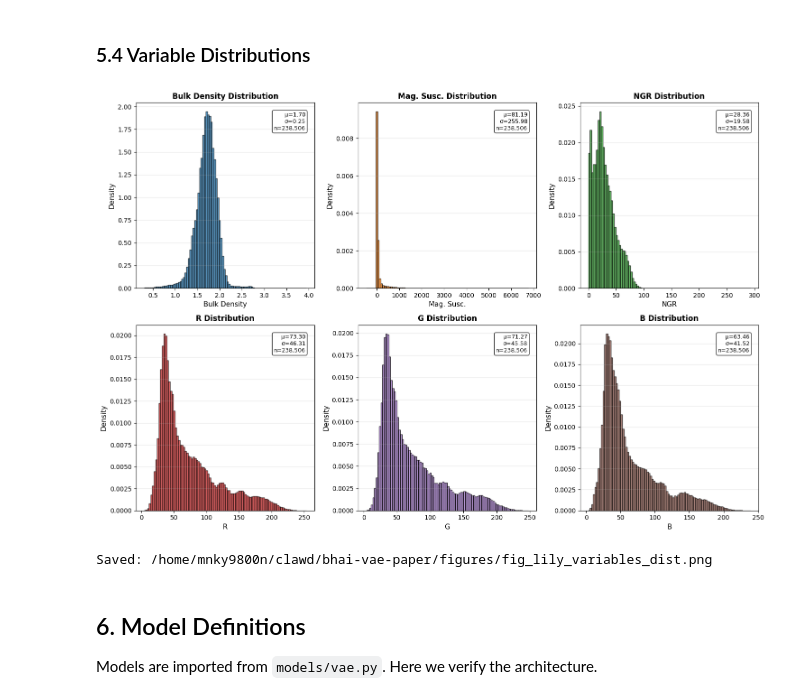
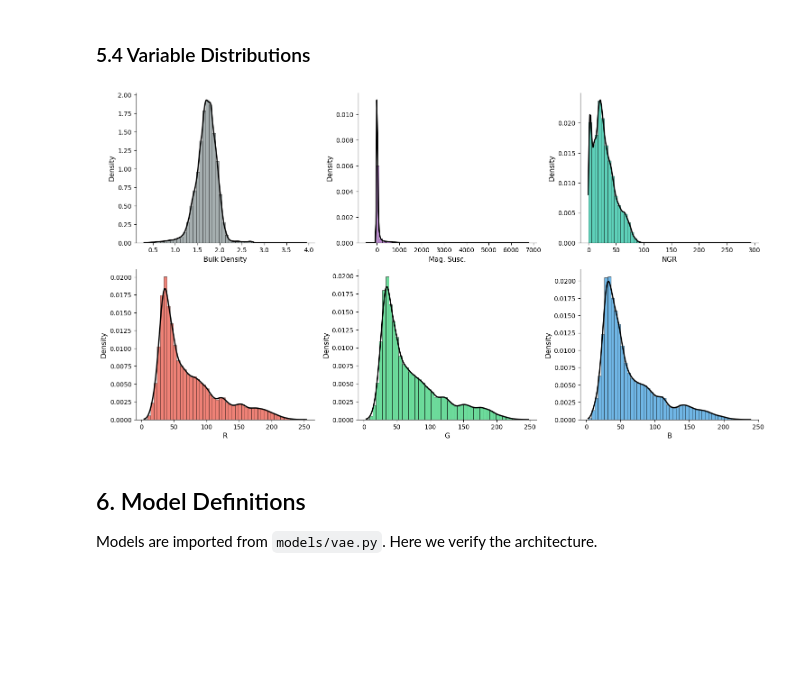
Before and after one commit to mnky9800n/bhai-vae-paper, a Jupyter notebook: notebooks/bhai_vae_paper.ipynb, the cells around one changed output. Drawn from its saved outputs; the diff is of its cells as text; code cells hidden in the pictures; blank space fills up the shorter version.

```diff
--- a/notebooks/bhai_vae_paper.ipynb
+++ b/notebooks/bhai_vae_paper.ipynb
@@ -642,0 +605,19 @@ Saved: /home/mnky9800n/clawd/bhai-vae-paper/figures/fig_lily_lithology_counts.pn
+# %%
+fig, ax = plt.subplots(figsize=(14, 12))
+
+lith_counts = df['Principal'].value_counts().head(50)
+
+ax.barh(range(len(lith_counts)), lith_counts.values, color='#4a6274')
+ax.set_yticks(range(len(lith_counts)))
+ax.set_yticklabels(lith_counts.index, fontsize=9)
+ax.invert_yaxis()
+ax.set_xlabel('Sample Count', fontsize=12)
+ax.spines['top'].set_visible(False)
+ax.spines['right'].set_visible(False)
+
+for i, count in enumerate(lith_counts.values):
+    ax.text(count + 200, i, f'{count:,}', va='center', fontsize=8)
+
+plt.tight_layout()
+plt.savefig(FIGURES_DIR / 'fig_lily_lithology_counts.png', dpi=300, bbox_inches='tight')
+plt.show()
@@ -643,37 +626,33 @@ Saved: /home/mnky9800n/clawd/bhai-vae-paper/figures/fig_lily_lithology_counts.pn
 # %% [markdown]
 ### 5.4 Variable Distributions
 # %%
-fig, axes = plt.subplots(2, 3, figsize=(15, 10))
+fig, axes = plt.subplots(2, 3, figsize=(15, 8))
 axes = axes.flatten()
 
-colors = ['#1f77b4', '#ff7f0e', '#2ca02c', '#d62728', '#9467bd', '#8c564b']
+colors = ['#7f8c8d', '#9b59b6', '#1abc9c', '#e74c3c', '#2ecc71', '#3498db']
 
 for i, (col, name, color) in enumerate(zip(FEATURE_COLUMNS, FEATURE_NAMES_SHORT, colors)):
     ax = axes[i]
-
     data = df[col].dropna()
 
-    # Histogram
-    ax.hist(data, bins=100, color=color, edgecolor='black', alpha=0.7, density=True)
+    ax.hist(data, bins=50, color=color, edgecolor='black', linewidth=0.5, density=True, alpha=0.7)
 
-    # Add statistics
-    stats_text = f'μ={data.mean():.2f}\nσ={data.std():.2f}\nn={len(data):,}'
-    ax.text(0.95, 0.95, stats_text, transform=ax.transAxes, fontsize=9,
-            verticalalignment='top', horizontalalignment='right',
-            bbox=dict(boxstyle='round', facecolor='white', alpha=0.8))
+    # KDE overlay
+    from scipy import stats
+    kde = stats.gaussian_kde(data)
+    x_range = np.linspace(data.min(), data.max(), 200)
+    ax.plot(x_range, kde(x_range), 'k-', linewidth=2)
 
     ax.set_xlabel(name, fontsize=11)
     ax.set_ylabel('Density', fontsize=11)
-    ax.set_title(f'{name} Distribution', fontsize=12, fontweight='bold')
-    ax.grid(axis='y', alpha=0.3)
+    ax.spines['top'].set_visible(False)
+    ax.spines['right'].set_visible(False)
 
 plt.tight_layout()
 plt.savefig(FIGURES_DIR / 'fig_lily_variables_dist.png', dpi=300, bbox_inches='tight')
 plt.show()
-print(f"Saved: {FIGURES_DIR / 'fig_lily_variables_dist.png'}")
 # %% [output]
-[figure, old version]
+[figure, new version]
-Saved: /home/mnky9800n/clawd/bhai-vae-paper/figures/fig_lily_variables_dist.png
 # %% [markdown]
 ## 6. Model Definitions
 
```
Also changed, not shown: parts of 26 cells of this notebook.
